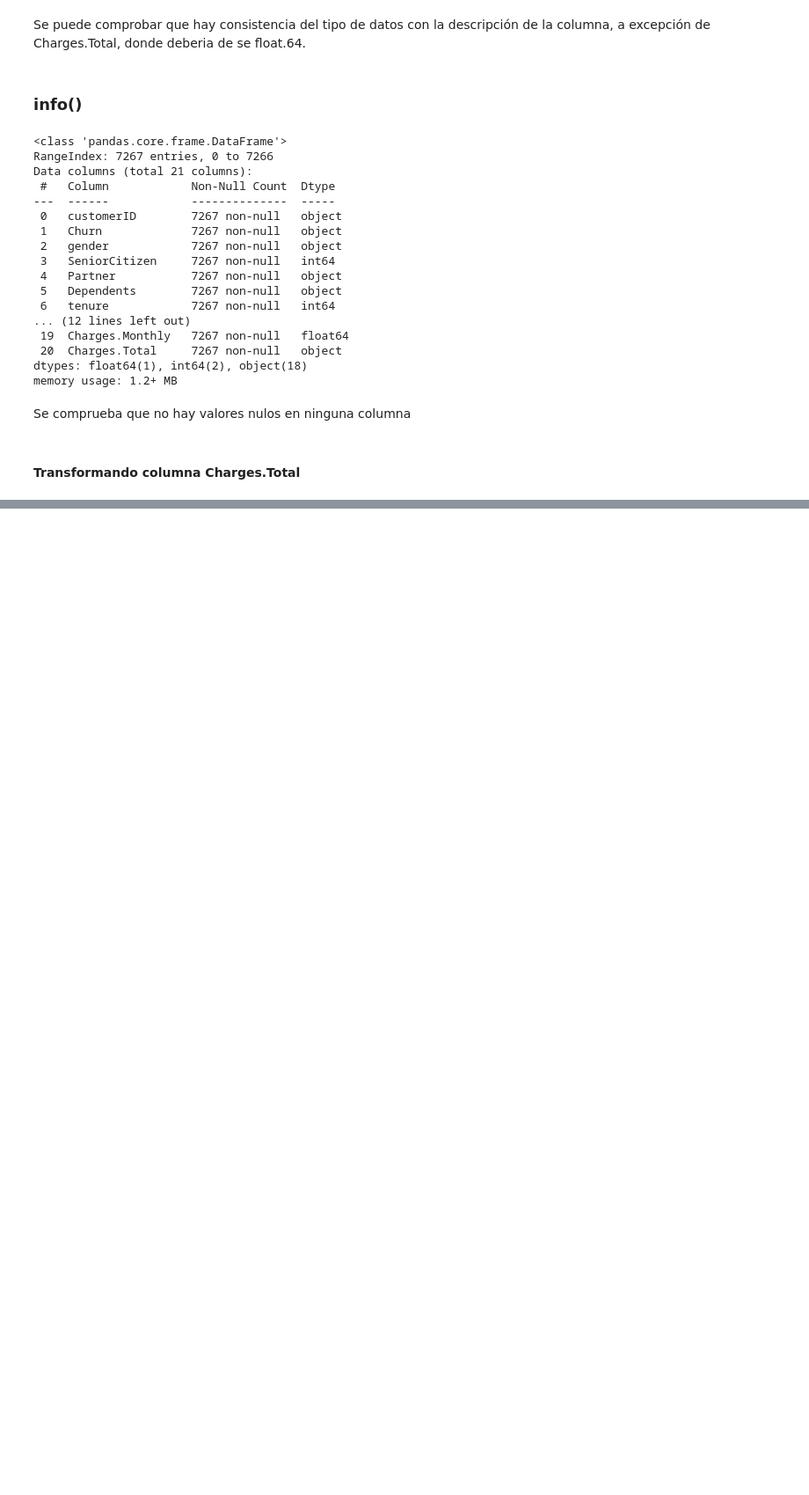
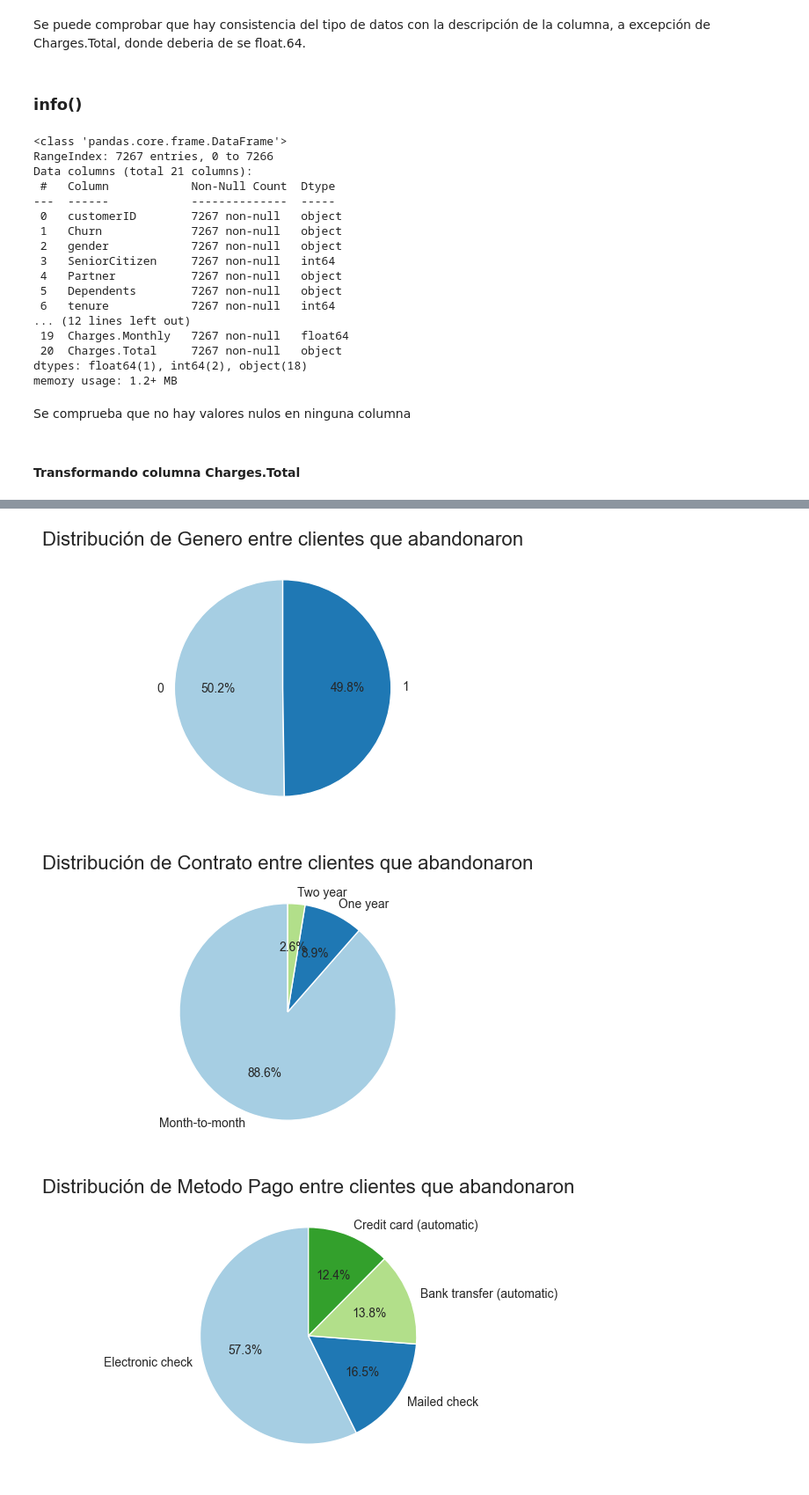
Before and after one commit to adromass/Challenge_Telecom_X, a Jupyter notebook: Challenge_Telecom_X.ipynb, the cells around one changed output, grey strips where cells are left out. Shown at 88% size. Cells and saved outputs as stored; diff of their text form; code cells hidden in the pictures; blank space fills up the shorter version.

```diff
--- a/Challenge_Telecom_X.ipynb
+++ b/Challenge_Telecom_X.ipynb
@@ -217,0 +435,29 @@ valores_invalidos
+# %%
+clientes_abandono = datos_normalizado[datos_normalizado['abandono'] == 1]
+
+# Lista de columnas categóricas a analizar
+columnas_categoricas = ['genero', 'contrato', 'metodo_pago']
+
+# Bucle para generar un gráfico por cada columna
+for columna in columnas_categoricas:
+    # Contamos la frecuencia de cada categoría para los clientes que abandonaron
+    conteo_categoria = clientes_abandono[columna].value_counts()
+
+    # Generamos el gráfico de tarta
+    plt.figure(figsize=(4, 4))
+    plt.pie(
+        conteo_categoria,
+        labels=conteo_categoria.index,
+        autopct='%1.1f%%',
+        startangle=90,
+        colors=plt.cm.Paired.colors
+    )
+    plt.title(f'Distribución de {columna.replace("_", " ").title()} entre clientes que abandonaron', fontsize=16)
+
+    # El círculo interior asegura que el gráfico sea un donut (opcional, si quieres un toque extra)
+    # plt.gca().add_artist(plt.Circle((0,0),0.70,fc='white'))
+    plt.show()
+# %% [output]
+[figure, added]
+[figure, added]
+[figure, added]
```
Also changed, not shown: parts of 36 cells of this notebook.
